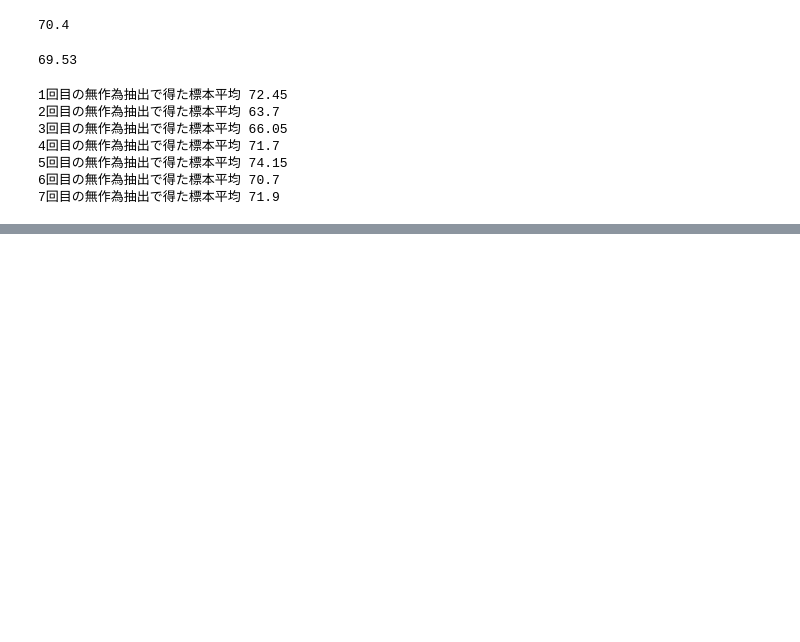
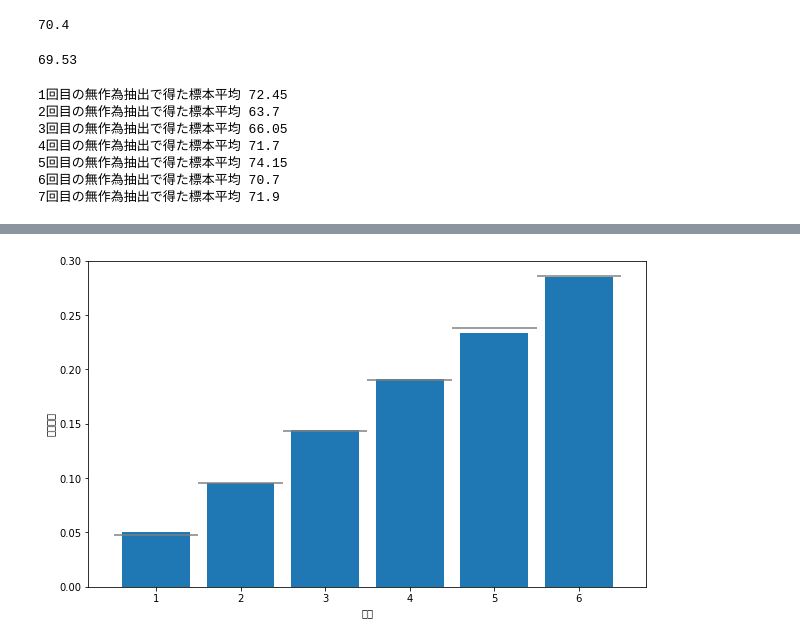
Before and after one commit to katuhito/python_statistics, a Jupyter notebook: Statistical_inference.ipynb, the cells around one changed output, grey strips where cells are left out. Cells and saved outputs as stored; diff of their text form; code cells hidden in the pictures; blank space fills up the shorter version.

```diff
--- a/Statistical_inference.ipynb
+++ b/Statistical_inference.ipynb
@@ -57,0 +107,16 @@ for i in range(7):
+# %%
+#試行回数を10000回にしたときのヒストグラム
+num_trial = 10000
+sample = np.random.choice(dice, size=num_trial, p=prob)
+
+fig = plt.figure(figsize=(10, 6))
+ax = fig.add_subplot(111)
+ax.hist(sample, bins=6, range=(1, 7), density=True, rwidth=0.8)
+ax.hlines(prob, np.arange(1, 7), np.arange(2, 8), colors='gray')
+ax.set_xticks(np.linspace(1.5, 6.5, 6))
+ax.set_xticklabels(np.arange(1, 7))
+ax.set_xlabel('出目')
+ax.set_ylabel('相対度数')
+plt.show()
+# %% [output]
+[figure, added]
```
Also changed, not shown: parts of 10 cells of this notebook, 1 other file.
